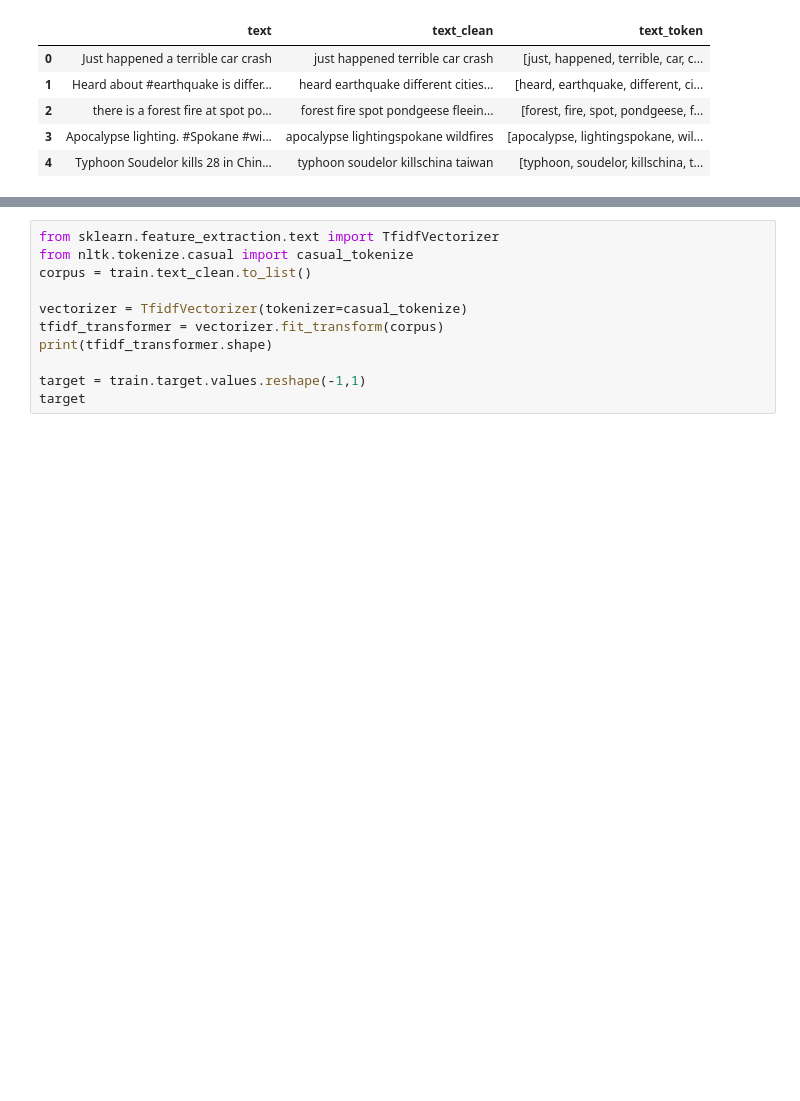
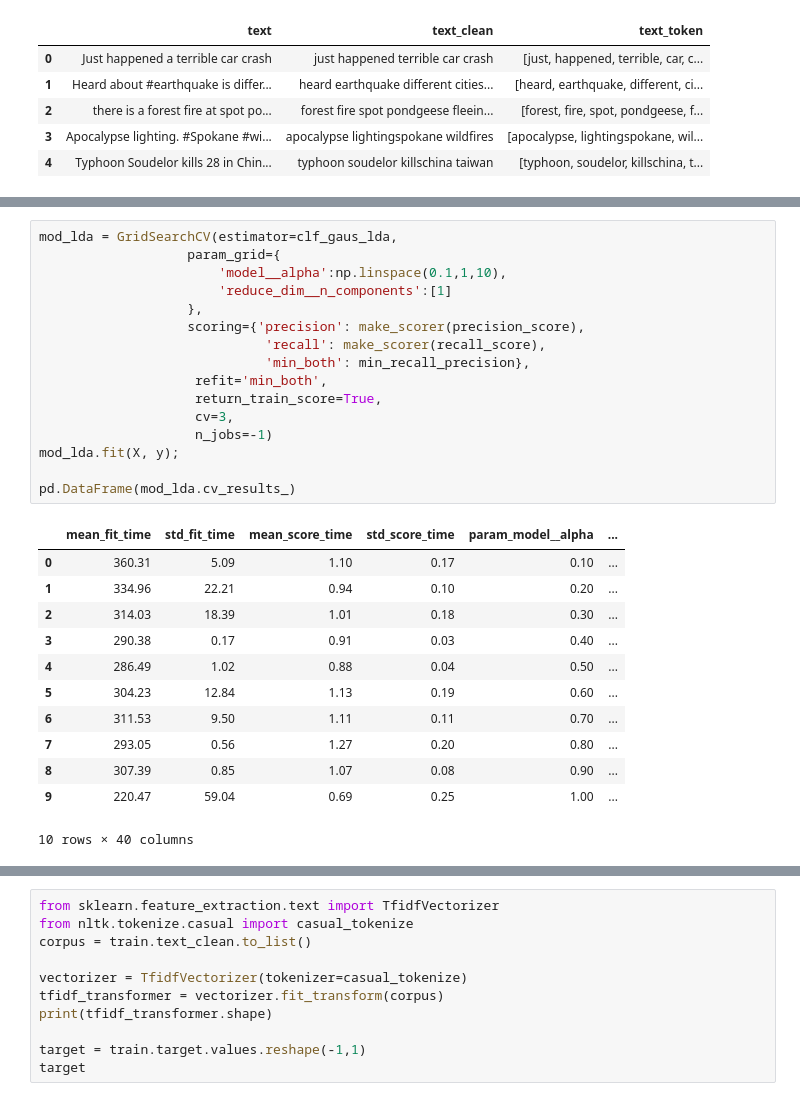
Before and after one commit to AymanSulaiman/Natural-Language-Processing-with-Disaster-Tweets-Kaggle, a Jupyter notebook: notebooks/TFIDF_LSA_classification.ipynb, the cells around one changed output, grey strips where cells are left out. Cells and saved outputs as stored; diff of their text form; blank space fills up the shorter version.

```diff
--- a/notebooks/TFIDF_LSA_classification.ipynb
+++ b/notebooks/TFIDF_LSA_classification.ipynb
@@ -98,0 +234,29 @@ TFIDF vector transformer
+# %%
+mod_lda = GridSearchCV(estimator=clf_gaus_lda,
+                   param_grid={
+                       'model__alpha':np.linspace(0.1,1,10),
+                       'reduce_dim__n_components':[1]
+                   },
+                   scoring={'precision': make_scorer(precision_score),
+                             'recall': make_scorer(recall_score),
+                             'min_both': min_recall_precision},
+                    refit='min_both',
+                    return_train_score=True,
+                    cv=3,
+                    n_jobs=-1)
+mod_lda.fit(X, y);
+
+pd.DataFrame(mod_lda.cv_results_)
+# %% [output]
+|  | mean_fit_time | std_fit_time | mean_score_time | std_score_time | param_model__alpha | ... |
+| 0 | 360.31 | 5.09 | 1.10 | 0.17 | 0.10 | ... |
+| 1 | 334.96 | 22.21 | 0.94 | 0.10 | 0.20 | ... |
+| 2 | 314.03 | 18.39 | 1.01 | 0.18 | 0.30 | ... |
+| 3 | 290.38 | 0.17 | 0.91 | 0.03 | 0.40 | ... |
+| 4 | 286.49 | 1.02 | 0.88 | 0.04 | 0.50 | ... |
+| 5 | 304.23 | 12.84 | 1.13 | 0.19 | 0.60 | ... |
+| 6 | 311.53 | 9.50 | 1.11 | 0.11 | 0.70 | ... |
+| 7 | 293.05 | 0.56 | 1.27 | 0.20 | 0.80 | ... |
+| 8 | 307.39 | 0.85 | 1.07 | 0.08 | 0.90 | ... |
+| 9 | 220.47 | 59.04 | 0.69 | 0.25 | 1.00 | ... |
+10 rows × 40 columns
```
Also changed, not shown: parts of 13 cells of this notebook.
